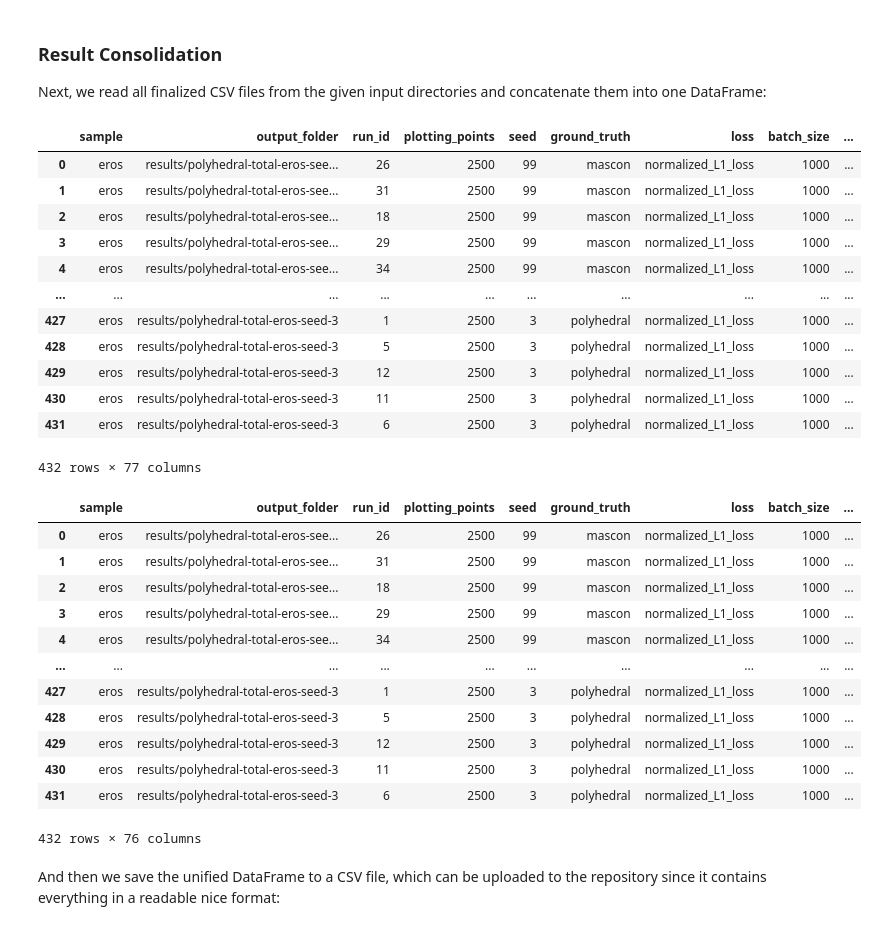
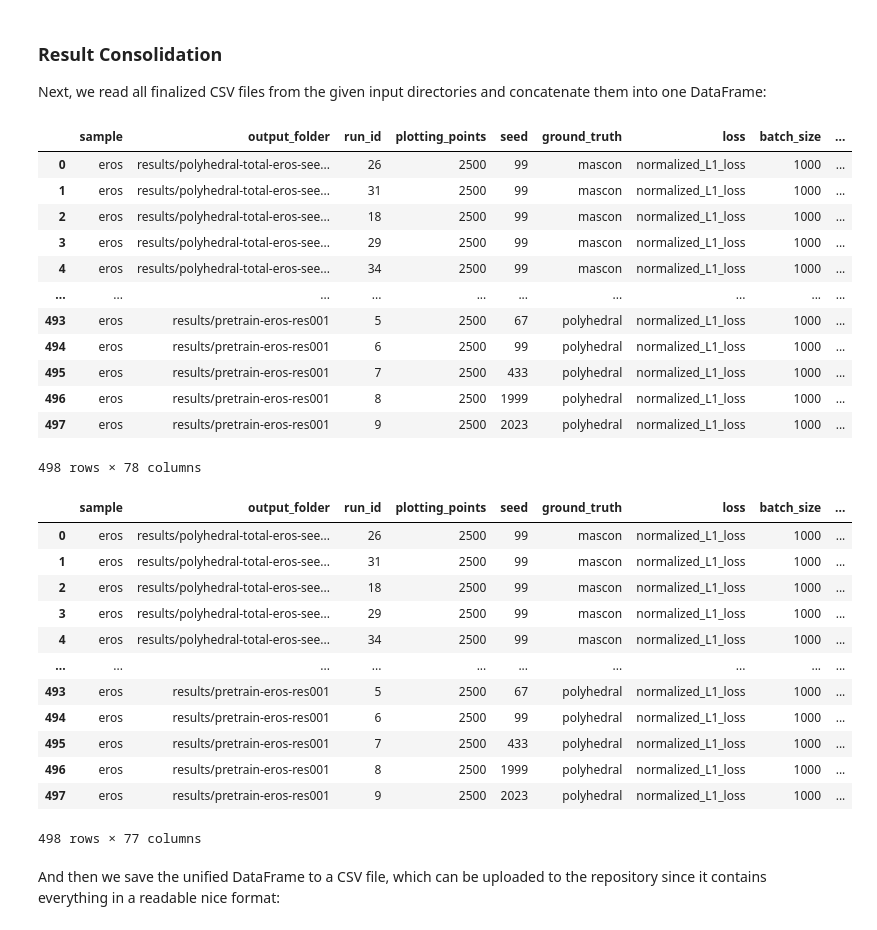
Before and after one commit to gomezzz/geodesyNets, a Jupyter notebook: P3 - Analysis Eros.ipynb, the cells around one changed output. Saved outputs shown, nothing was run; the diff lists cells and outputs as text; code cells hidden in the pictures.

Commit message:
new results eros

```diff
--- a/P3 - Analysis Eros.ipynb
+++ b/P3 - Analysis Eros.ipynb
@@ -26,31 +26,33 @@ Next, we read all finalized CSV files from the given input directories and conca
 # %%
 # Some variables used over the whole notebook
 sample = "eros"
 output_directory = Path(f"./results/{sample}")
 error_of_interest = "relRMSE"
 
 df = csv_reader.read_result_csv(
     [
-        Path(f"./results/{sample}/re-validation")
+        Path(f"./results/{sample}/re-validation"),
+        Path(f"./results/{sample}/polyhedral-total-eros-adaptive-noise-2"),
+        Path(f"./results/{sample}/pretrain"),
     ],
     include=["validation_final_result.csv", "results.csv"],
     exclude=["validation_results.csv"]
 )
 df
 # %% [output]
 |  | sample | output_folder | run_id | plotting_points | seed | ground_truth | loss | batch_size | ... |
 | 0 | eros | results/polyhedral-total-eros-see... | 26 | 2500 | 99 | mascon | normalized_L1_loss | 1000 | ... |
 | 1 | eros | results/polyhedral-total-eros-see... | 31 | 2500 | 99 | mascon | normalized_L1_loss | 1000 | ... |
 | 2 | eros | results/polyhedral-total-eros-see... | 18 | 2500 | 99 | mascon | normalized_L1_loss | 1000 | ... |
 | 3 | eros | results/polyhedral-total-eros-see... | 29 | 2500 | 99 | mascon | normalized_L1_loss | 1000 | ... |
 | 4 | eros | results/polyhedral-total-eros-see... | 34 | 2500 | 99 | mascon | normalized_L1_loss | 1000 | ... |
 | ... | ... | ... | ... | ... | ... | ... | ... | ... | ... |
-| 427 | eros | results/polyhedral-total-eros-seed-3 | 1 | 2500 | 3 | polyhedral | normalized_L1_loss | 1000 | ... |
-| 428 | eros | results/polyhedral-total-eros-seed-3 | 5 | 2500 | 3 | polyhedral | normalized_L1_loss | 1000 | ... |
-| 429 | eros | results/polyhedral-total-eros-seed-3 | 12 | 2500 | 3 | polyhedral | normalized_L1_loss | 1000 | ... |
-| 430 | eros | results/polyhedral-total-eros-seed-3 | 11 | 2500 | 3 | polyhedral | normalized_L1_loss | 1000 | ... |
-| 431 | eros | results/polyhedral-total-eros-seed-3 | 6 | 2500 | 3 | polyhedral | normalized_L1_loss | 1000 | ... |
+| 493 | eros | results/pretrain-eros-res001 | 5 | 2500 | 67 | polyhedral | normalized_L1_loss | 1000 | ... |
+| 494 | eros | results/pretrain-eros-res001 | 6 | 2500 | 99 | polyhedral | normalized_L1_loss | 1000 | ... |
+| 495 | eros | results/pretrain-eros-res001 | 7 | 2500 | 433 | polyhedral | normalized_L1_loss | 1000 | ... |
+| 496 | eros | results/pretrain-eros-res001 | 8 | 2500 | 1999 | polyhedral | normalized_L1_loss | 1000 | ... |
+| 497 | eros | results/pretrain-eros-res001 | 9 | 2500 | 2023 | polyhedral | normalized_L1_loss | 1000 | ... |
-432 rows × 77 columns
+498 rows × 78 columns
 # %%
 # Replace resolution in-place with "10%" if column "low_resolution" has value True and drop the unnecessary column
 if "low_resolution" in df.columns:
@@ -77,12 +79,12 @@ df
 | 3 | eros | results/polyhedral-total-eros-see... | 29 | 2500 | 99 | mascon | normalized_L1_loss | 1000 | ... |
 | 4 | eros | results/polyhedral-total-eros-see... | 34 | 2500 | 99 | mascon | normalized_L1_loss | 1000 | ... |
 | ... | ... | ... | ... | ... | ... | ... | ... | ... | ... |
-| 427 | eros | results/polyhedral-total-eros-seed-3 | 1 | 2500 | 3 | polyhedral | normalized_L1_loss | 1000 | ... |
-| 428 | eros | results/polyhedral-total-eros-seed-3 | 5 | 2500 | 3 | polyhedral | normalized_L1_loss | 1000 | ... |
-| 429 | eros | results/polyhedral-total-eros-seed-3 | 12 | 2500 | 3 | polyhedral | normalized_L1_loss | 1000 | ... |
-| 430 | eros | results/polyhedral-total-eros-seed-3 | 11 | 2500 | 3 | polyhedral | normalized_L1_loss | 1000 | ... |
-| 431 | eros | results/polyhedral-total-eros-seed-3 | 6 | 2500 | 3 | polyhedral | normalized_L1_loss | 1000 | ... |
+| 493 | eros | results/pretrain-eros-res001 | 5 | 2500 | 67 | polyhedral | normalized_L1_loss | 1000 | ... |
+| 494 | eros | results/pretrain-eros-res001 | 6 | 2500 | 99 | polyhedral | normalized_L1_loss | 1000 | ... |
+| 495 | eros | results/pretrain-eros-res001 | 7 | 2500 | 433 | polyhedral | normalized_L1_loss | 1000 | ... |
+| 496 | eros | results/pretrain-eros-res001 | 8 | 2500 | 1999 | polyhedral | normalized_L1_loss | 1000 | ... |
+| 497 | eros | results/pretrain-eros-res001 | 9 | 2500 | 2023 | polyhedral | normalized_L1_loss | 1000 | ... |
-432 rows × 76 columns
+498 rows × 77 columns
 # %% [markdown]
 And then we save the unified DataFrame to a CSV file, which can be uploaded to the repository since it contains everything in a readable nice format:
 # %%
```
Also changed, not shown: parts of 11 cells of this notebook.
